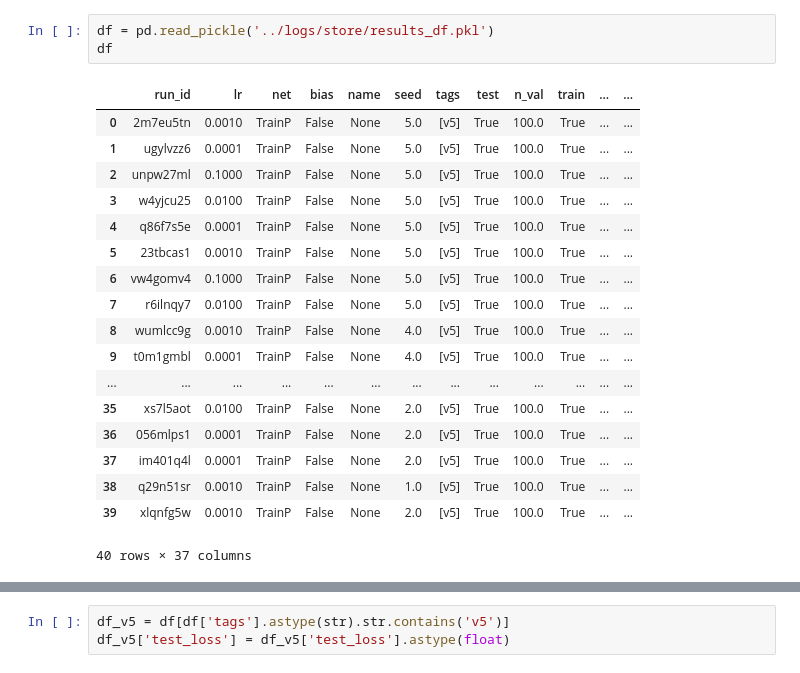
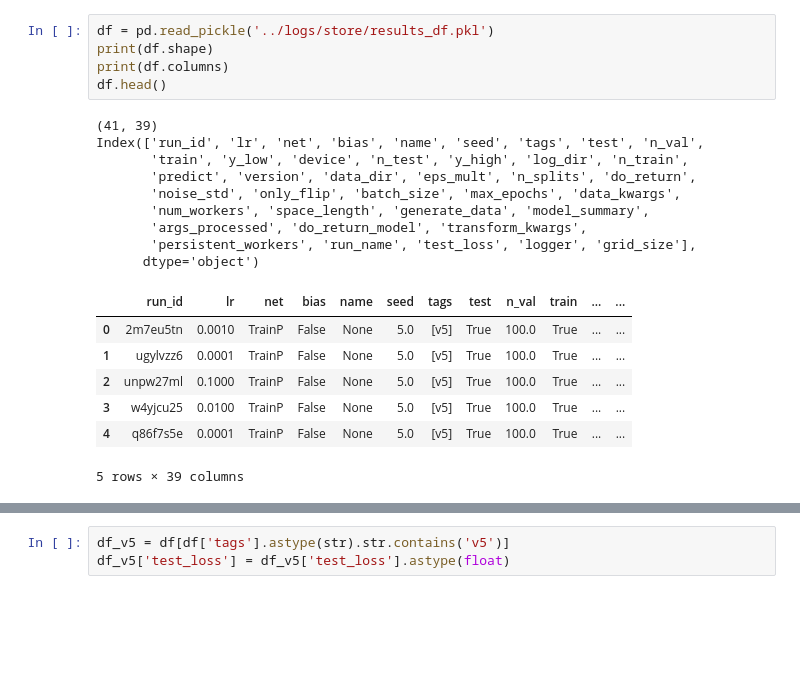
Before and after one commit to elidub/SymPDE, a Jupyter notebook: notebooks_symlie/results.ipynb, the cells around one changed output, grey strips where cells are left out. Saved outputs shown, nothing was run; the diff lists cells and outputs as text; blank space fills up the shorter version.

```diff
--- a/notebooks_symlie/results.ipynb
+++ b/notebooks_symlie/results.ipynb
@@ -15,22 +19,22 @@ import matplotlib.pyplot as plt
 # %%
 df = pd.read_pickle('../logs/store/results_df.pkl')
-df
+print(df.shape)
+print(df.columns)
+df.head()
 # %% [output]
+(41, 39)
+Index(['run_id', 'lr', 'net', 'bias', 'name', 'seed', 'tags', 'test', 'n_val',
+       'train', 'y_low', 'device', 'n_test', 'y_high', 'log_dir', 'n_train',
+       'predict', 'version', 'data_dir', 'eps_mult', 'n_splits', 'do_return',
+       'noise_std', 'only_flip', 'batch_size', 'max_epochs', 'data_kwargs',
+       'num_workers', 'space_length', 'generate_data', 'model_summary',
+       'args_processed', 'do_return_model', 'transform_kwargs',
+       'persistent_workers', 'run_name', 'test_loss', 'logger', 'grid_size'],
+      dtype='object')
 |  | run_id | lr | net | bias | name | seed | tags | test | n_val | train | ... | ... |
 | 0 | 2m7eu5tn | 0.0010 | TrainP | False | None | 5.0 | [v5] | True | 100.0 | True | ... | ... |
 | 1 | ugylvzz6 | 0.0001 | TrainP | False | None | 5.0 | [v5] | True | 100.0 | True | ... | ... |
 | 2 | unpw27ml | 0.1000 | TrainP | False | None | 5.0 | [v5] | True | 100.0 | True | ... | ... |
 | 3 | w4yjcu25 | 0.0100 | TrainP | False | None | 5.0 | [v5] | True | 100.0 | True | ... | ... |
 | 4 | q86f7s5e | 0.0001 | TrainP | False | None | 5.0 | [v5] | True | 100.0 | True | ... | ... |
-| 5 | 23tbcas1 | 0.0010 | TrainP | False | None | 5.0 | [v5] | True | 100.0 | True | ... | ... |
-| 6 | vw4gomv4 | 0.1000 | TrainP | False | None | 5.0 | [v5] | True | 100.0 | True | ... | ... |
-| 7 | r6ilnqy7 | 0.0100 | TrainP | False | None | 5.0 | [v5] | True | 100.0 | True | ... | ... |
-| 8 | wumlcc9g | 0.0010 | TrainP | False | None | 4.0 | [v5] | True | 100.0 | True | ... | ... |
-| 9 | t0m1gmbl | 0.0001 | TrainP | False | None | 4.0 | [v5] | True | 100.0 | True | ... | ... |
-| ... | ... | ... | ... | ... | ... | ... | ... | ... | ... | ... | ... | ... |
-| 35 | xs7l5aot | 0.0100 | TrainP | False | None | 2.0 | [v5] | True | 100.0 | True | ... | ... |
-| 36 | 056mlps1 | 0.0001 | TrainP | False | None | 2.0 | [v5] | True | 100.0 | True | ... | ... |
-| 37 | im401q4l | 0.0001 | TrainP | False | None | 2.0 | [v5] | True | 100.0 | True | ... | ... |
-| 38 | q29n51sr | 0.0010 | TrainP | False | None | 1.0 | [v5] | True | 100.0 | True | ... | ... |
-| 39 | xlqnfg5w | 0.0010 | TrainP | False | None | 2.0 | [v5] | True | 100.0 | True | ... | ... |
-40 rows × 37 columns
+5 rows × 39 columns
```
Also changed, not shown: parts of 7 cells of this notebook, 20 other files.
